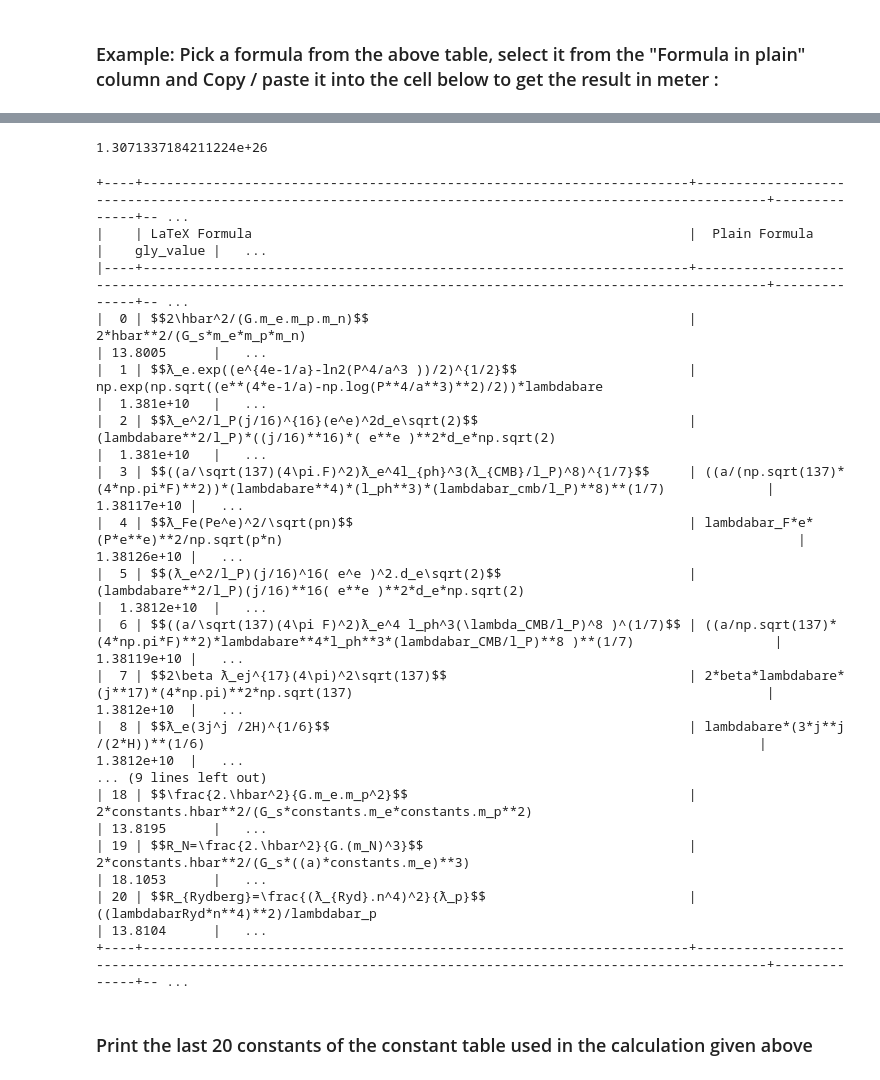
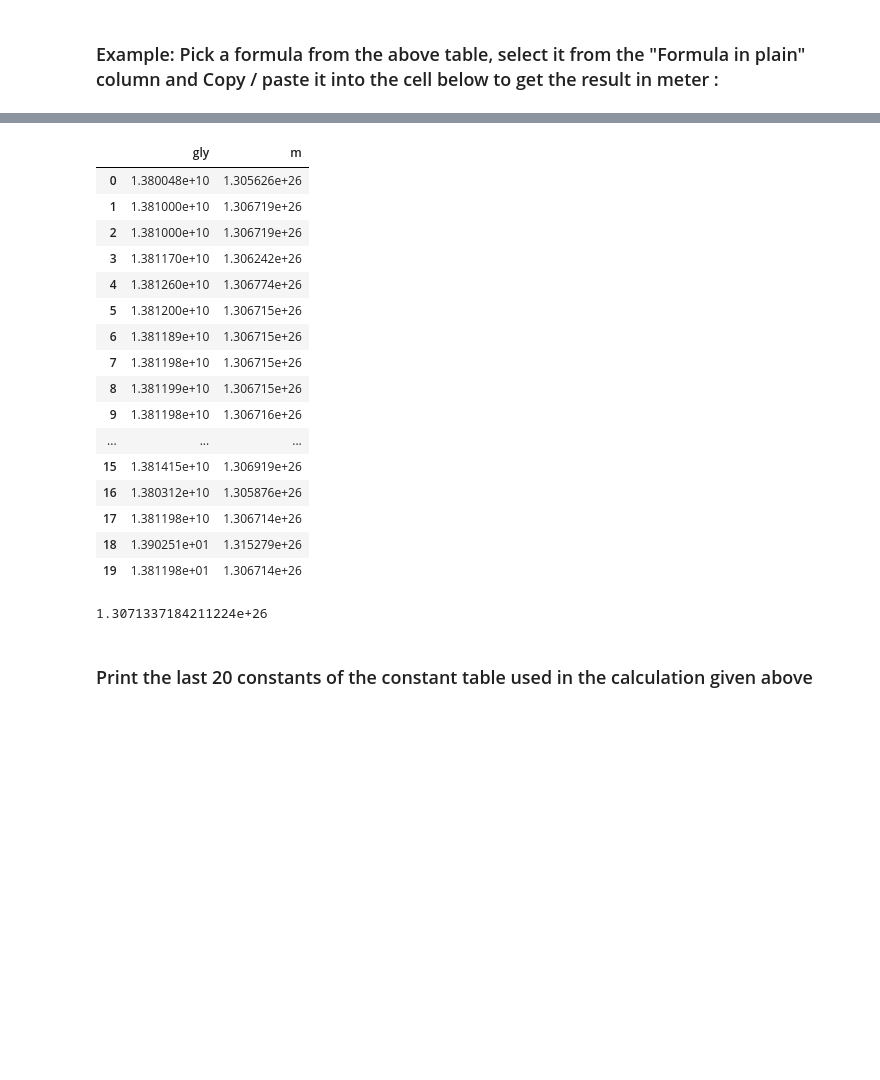
Before and after one commit to LaGuer/hubble-radius, a Jupyter notebook: hubble-radius.ipynb, the cells around one changed output, grey strips where cells are left out. Saved outputs shown, nothing was run; the diff lists cells and outputs as text; code cells hidden in the pictures; blank space fills up the shorter version.

```diff
--- a/hubble-radius.ipynb
+++ b/hubble-radius.ipynb
@@ -246,3 +276,29 @@ df.plot();
+# %%
+#df.order(-gly, m)
+#df.sort_values(by='gly', axis=1, ascending=True, inplace=True)
+#df.sort(['gly', 'm'], ascending=[True, False])
+#df1 = df.sort(['gly', 'm'], ascending=[True, False])
+#stacked_df=df.stack()
+#stacked_df
+df.iloc[:,[2,3]]
+# %% [output]
+|  | gly | m |
+| 0 | 1.380048e+10 | 1.305626e+26 |
+| 1 | 1.381000e+10 | 1.306719e+26 |
+| 2 | 1.381000e+10 | 1.306719e+26 |
+| 3 | 1.381170e+10 | 1.306242e+26 |
+| 4 | 1.381260e+10 | 1.306774e+26 |
+| 5 | 1.381200e+10 | 1.306715e+26 |
+| 6 | 1.381189e+10 | 1.306715e+26 |
+| 7 | 1.381198e+10 | 1.306715e+26 |
+| 8 | 1.381199e+10 | 1.306715e+26 |
+| 9 | 1.381198e+10 | 1.306716e+26 |
+| ... | ... | ... |
+| 15 | 1.381415e+10 | 1.306919e+26 |
+| 16 | 1.380312e+10 | 1.305876e+26 |
+| 17 | 1.381198e+10 | 1.306714e+26 |
+| 18 | 1.390251e+01 | 1.315279e+26 |
+| 19 | 1.381198e+01 | 1.306714e+26 |
 # %%
 import pandas as pd
 df = df.convert_dtypes(convert_integer=True)
@@ -254,30 +310,12 @@ df = df.convert_dtypes(convert_integer=True)
 # %%
 #!pip install tabulate
 # %%
-import pandas as pd
-from io import StringIO
-from tabulate import tabulate
+#import pandas as pd
+#from io import StringIO
+#from tabulate import tabulate
 
-df = pd.read_csv("hubble-table.csv", dtype = {"gly_value" : "float64","m_value" : "float64"}, skiprows = [22], sep = ",")
-print(tabulate(df, headers='keys', tablefmt='psql'))
+#df = pd.read_csv("hubble-table.csv", dtype = {"gly_value" : "float64","m_value" : "float64"}, skiprows = [22], sep = ",")
+#print(tabulate(df, headers='keys', tablefmt='psql'))
-# %% [output]
-+----+----------------------------------------------------------------------+---------------------------------------------------------------------------------------------------------+--------------+-- ...
-|    | LaTeX Formula                                                        |  Plain Formula                                                                                          |    gly_value |   ...
-|----+----------------------------------------------------------------------+---------------------------------------------------------------------------------------------------------+--------------+-- ...
-|  0 | $$2\hbar^2/(G.m_e.m_p.m_n)$$                                         | 2*hbar**2/(G_s*m_e*m_p*m_n)                                                                             | 13.8005      |   ...
-|  1 | $$ƛ_e.exp((e^{4e-1/a}-ln2(P^4/a^3 ))/2)^{1/2}$$                      | np.exp(np.sqrt((e**(4*e-1/a)-np.log(P**4/a**3)**2)/2))*lambdabare                                       |  1.381e+10   |   ...
-|  2 | $$ƛ_e^2/l_P(j/16)^{16}(e^e)^2d_e\sqrt(2)$$                           | (lambdabare**2/l_P)*((j/16)**16)*( e**e )**2*d_e*np.sqrt(2)                                             |  1.381e+10   |   ...
-|  3 | $$((a/\sqrt(137)(4\pi.F)^2)ƛ_e^4l_{ph}^3(ƛ_{CMB}/l_P)^8)^{1/7}$$     | ((a/(np.sqrt(137)*(4*np.pi*F)**2))*(lambdabare**4)*(l_ph**3)*(lambdabar_cmb/l_P)**8)**(1/7)             |  1.38117e+10 |   ...
-|  4 | $$ƛ_Fe(Pe^e)^2/\sqrt(pn)$$                                           | lambdabar_F*e*(P*e**e)**2/np.sqrt(p*n)                                                                  |  1.38126e+10 |   ...
-|  5 | $$(ƛ_e^2/l_P)(j/16)^16( e^e )^2.d_e\sqrt(2)$$                        | (lambdabare**2/l_P)(j/16)**16( e**e )**2*d_e*np.sqrt(2)                                                 |  1.3812e+10  |   ...
-|  6 | $$((a/\sqrt(137)(4\pi F)^2)ƛ_e^4 l_ph^3(\lambda_CMB/l_P)^8 )^(1/7)$$ | ((a/np.sqrt(137)*(4*np.pi*F)**2)*lambdabare**4*l_ph**3*(lambdabar_CMB/l_P)**8 )**(1/7)                  |  1.38119e+10 |   ...
-|  7 | $$2\beta ƛ_ej^{17}(4\pi)^2\sqrt(137)$$                               | 2*beta*lambdabare*(j**17)*(4*np.pi)**2*np.sqrt(137)                                                     |  1.3812e+10  |   ...
-|  8 | $$ƛ_e(3j^j /2H)^{1/6}$$                                              | lambdabare*(3*j**j /(2*H))**(1/6)                                                                       |  1.3812e+10  |   ...
-... (9 lines left out)
-| 18 | $$\frac{2.\hbar^2}{G.m_e.m_p^2}$$                                    | 2*constants.hbar**2/(G_s*constants.m_e*constants.m_p**2)                                                | 13.8195      |   ...
-| 19 | $$R_N=\frac{2.\hbar^2}{G.(m_N)^3}$$                                  | 2*constants.hbar**2/(G_s*((a)*constants.m_e)**3)                                                        | 18.1053      |   ...
-| 20 | $$R_{Rydberg}=\frac{(ƛ_{Ryd}.n^4)^2}{ƛ_p}$$                          | ((lambdabarRyd*n**4)**2)/lambdabar_p                                                                    | 13.8104      |   ...
-+----+----------------------------------------------------------------------+---------------------------------------------------------------------------------------------------------+--------------+-- ...
 # %% [markdown]
 ### Print the last 20 constants of the constant table used in the calculation given above
 # %%
```
Also changed, not shown: parts of 11 cells of this notebook.
